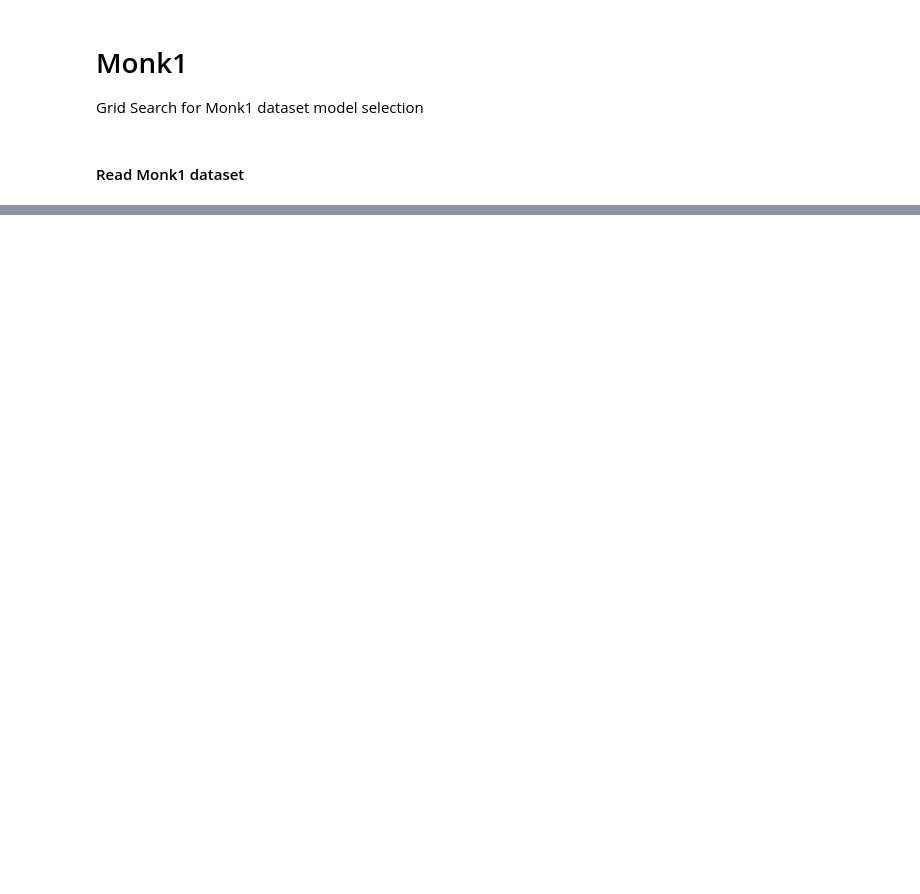
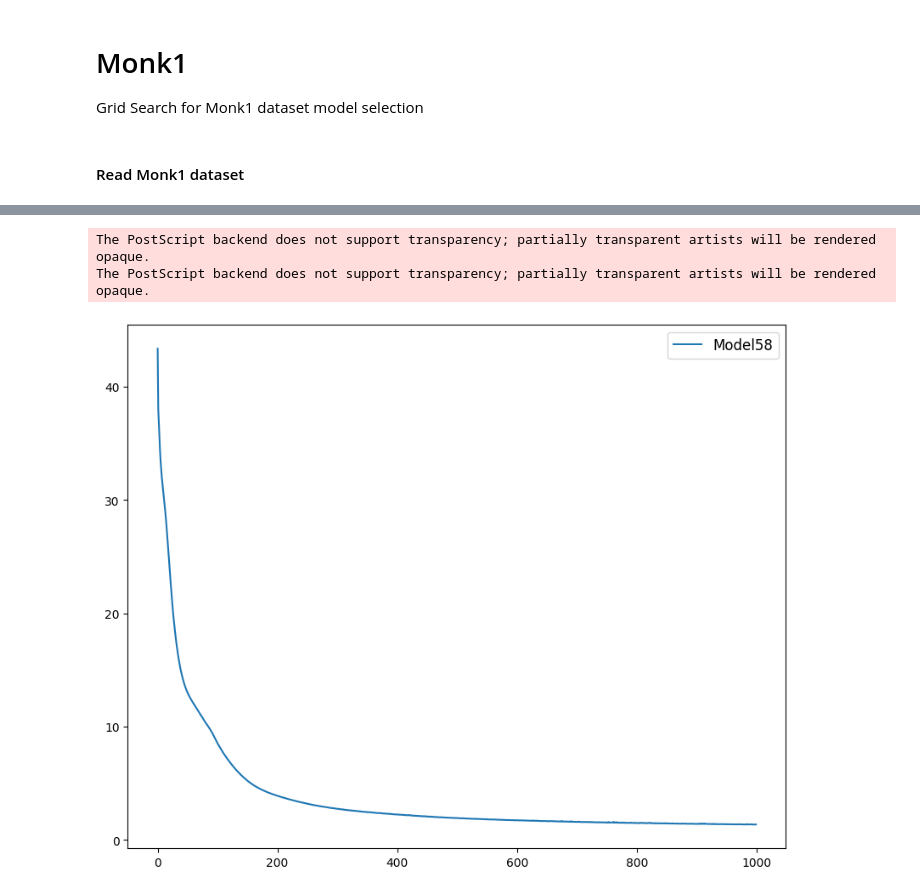
Before and after one commit to exclusiveAI/MLProject, a Jupyter notebook: Notebooks/MLCup.ipynb, the cells around one changed output, grey strips where cells are left out. Drawn from its saved outputs; the diff is of its cells as text; code cells hidden in the pictures; blank space fills up the shorter version.

Commit message:
Fixes and Results for all

```diff
--- a/Notebooks/MLCup.ipynb
+++ b/Notebooks/MLCup.ipynb
@@ -162,7 +137,8 @@ def find_least_difference_row(my_df):
 
     for index, row in my_df.iterrows():
         array = np.array(row['History'])
-        differences =  (np.diff(array) / np.mean(array))
+        differences =  (np.diff(array) - np.mean(array)) /np.mean(array)
+        # differences =  (np.diff(array) / np.mean(array))
         min_consecutive_difference = np.min(differences)
 
         if min_consecutive_difference < min_diff:
@@ -175,7 +151,9 @@ def find_least_difference_row(my_df):
 result_row = find_least_difference_row(df_sorted)
 print("Selected row:")
 print(result_row)
+print(result_row['Config'])
 plot_history({result_row["Name"]: result_row['History']})
 plot_history({'HoldOutMee': result_row['Old_History'], 'HoldOutMeeVal': result_row['Old_History_val']})
+result_row.to_csv('MLCup_FirstTry.csv')
 # %% [output]
 Selected row:
@@ -201,0 +178,16 @@ Name: 4, dtype: object
+# %%
+import matplotlib.pyplot as plt
+def plot_history2(name, lines: dict, fig_size=(10, 6)):
+    plt.figure(figsize=fig_size)
+    for elem in lines:
+        plt.plot(lines[elem], label=elem)
+    plt.legend(fontsize=12)
+    plt.savefig(name+'.eps', format='eps')
+    plt.savefig(name+'.png', format='png')
+
+plot_history2(name='MLCup_train', lines={result_row["Name"]: result_row['History']}, fig_size=(10,8))
+plot_history2(name='MLCup_HoldOut', lines={'HoldOutTrain'+result_row["Name"]: -np.sort(-np.array(result_row['Old_History'])), 'HoldOutTrainVal'+result_row["Name"]: -np.sort(-np.array(result_row['Old_History_val']))}, fig_size=(10,8))
+# %% [output]
+The PostScript backend does not support transparency; partially transparent artists will be rendered opaque.
+The PostScript backend does not support transparency; partially transparent artists will be rendered opaque.
+[figure, added]
```
Also changed, not shown: parts of 8 cells of this notebook, 42 other files.
